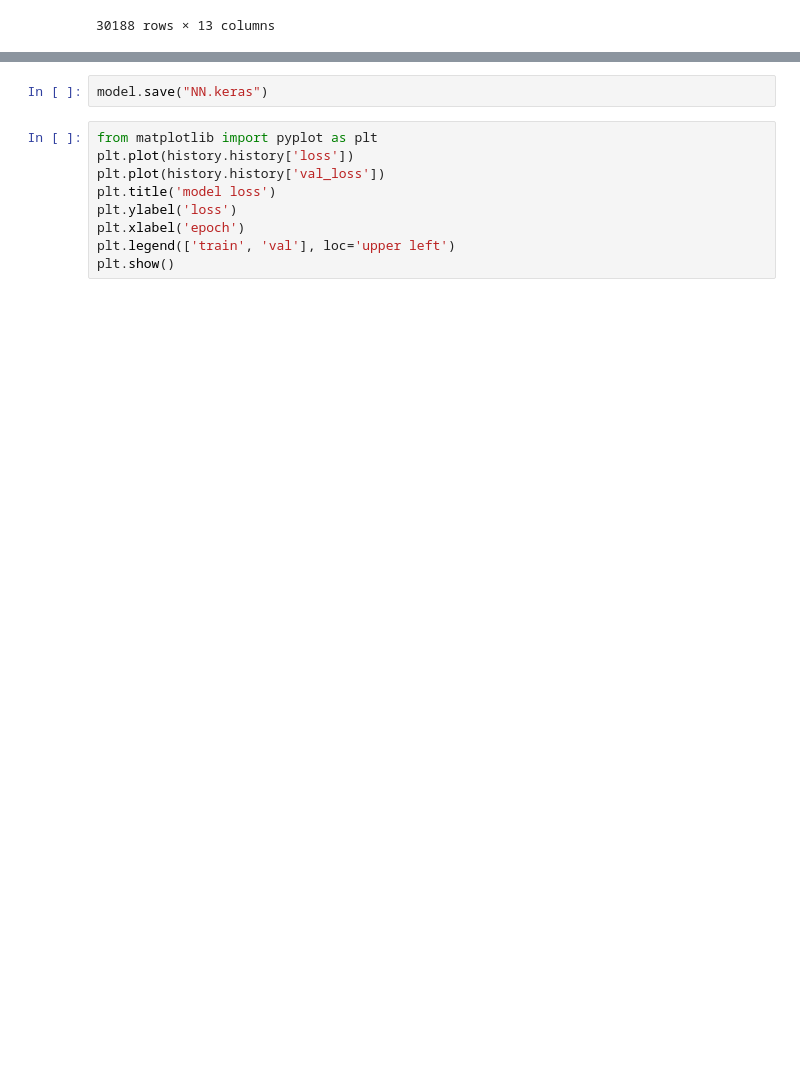
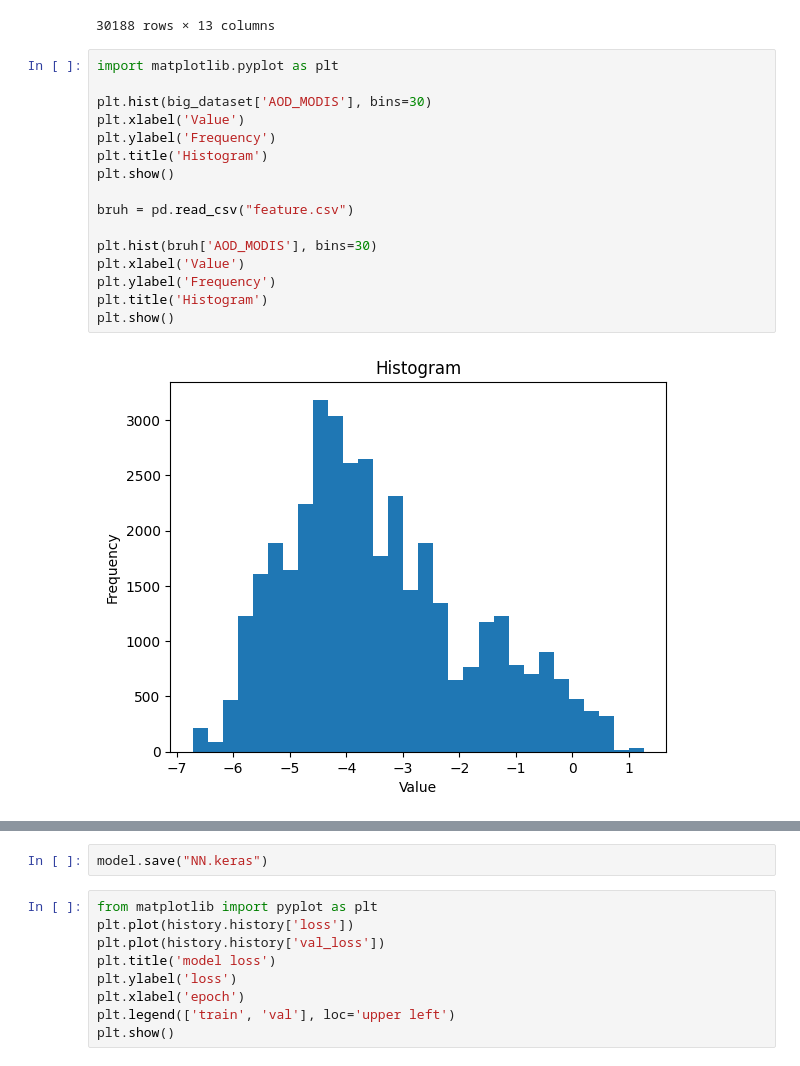
Before and after one commit to kevinpeng78/VolcanoML, a Jupyter notebook: NN_test.ipynb, the cells around one changed output, grey strips where cells are left out. Cells and saved outputs as stored; diff of their text form; blank space fills up the shorter version.

```diff
--- a/NN_test.ipynb
+++ b/NN_test.ipynb
@@ -36,3 +36,21 @@ X_train
 | 30186 | 0.057923 | 0.291394 | 0.257238 | 0.806858 | 0.432975 | 0.783964 | 0.914304 | ... |
 | 30187 | 0.000711 | 0.000088 | 0.000219 | 0.735039 | 0.505113 | 0.783885 | 0.904858 | ... |
 30188 rows × 13 columns
+# %%
+import matplotlib.pyplot as plt
+
+plt.hist(big_dataset['AOD_MODIS'], bins=30)
+plt.xlabel('Value')
+plt.ylabel('Frequency')
+plt.title('Histogram')
+plt.show()
+
+bruh = pd.read_csv("feature.csv")
+
+plt.hist(bruh['AOD_MODIS'], bins=30)
+plt.xlabel('Value')
+plt.ylabel('Frequency')
+plt.title('Histogram')
+plt.show()
+# %% [output]
+[figure, added]
```
Also changed, not shown: parts of 5 cells of this notebook, 5 other files.
